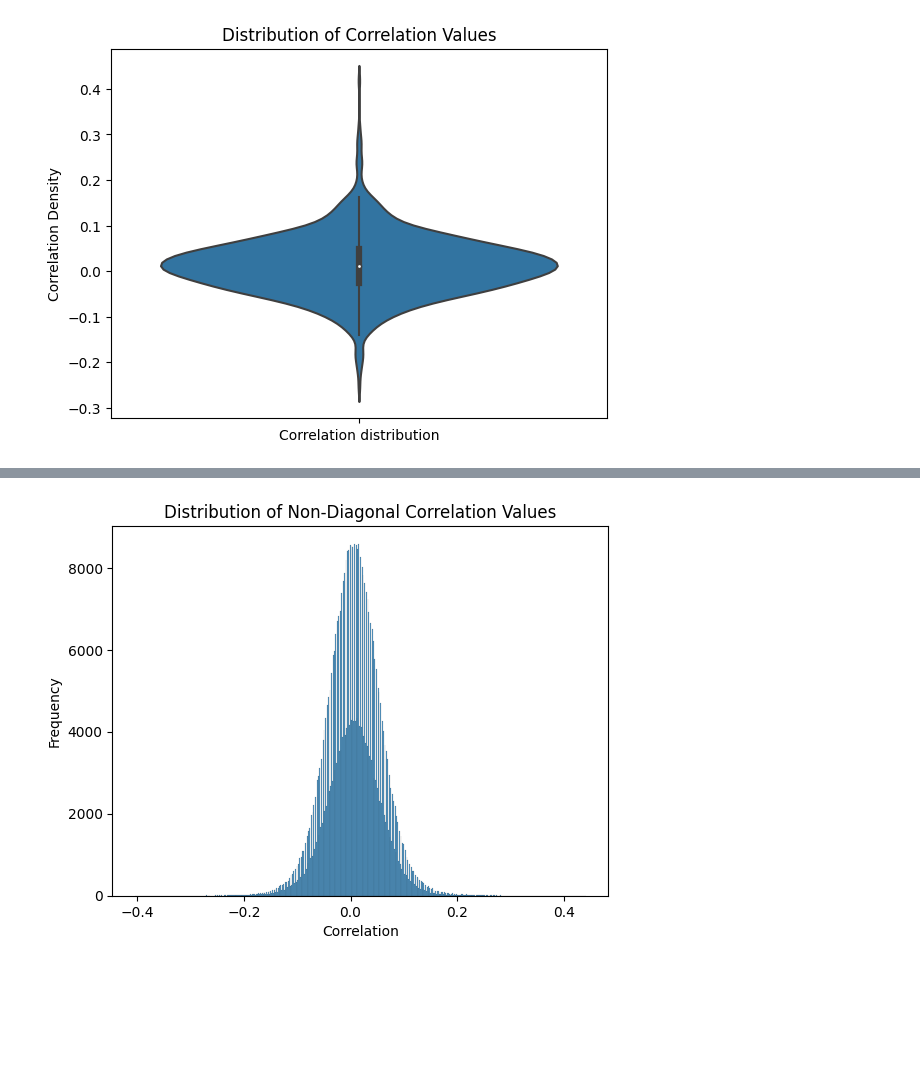
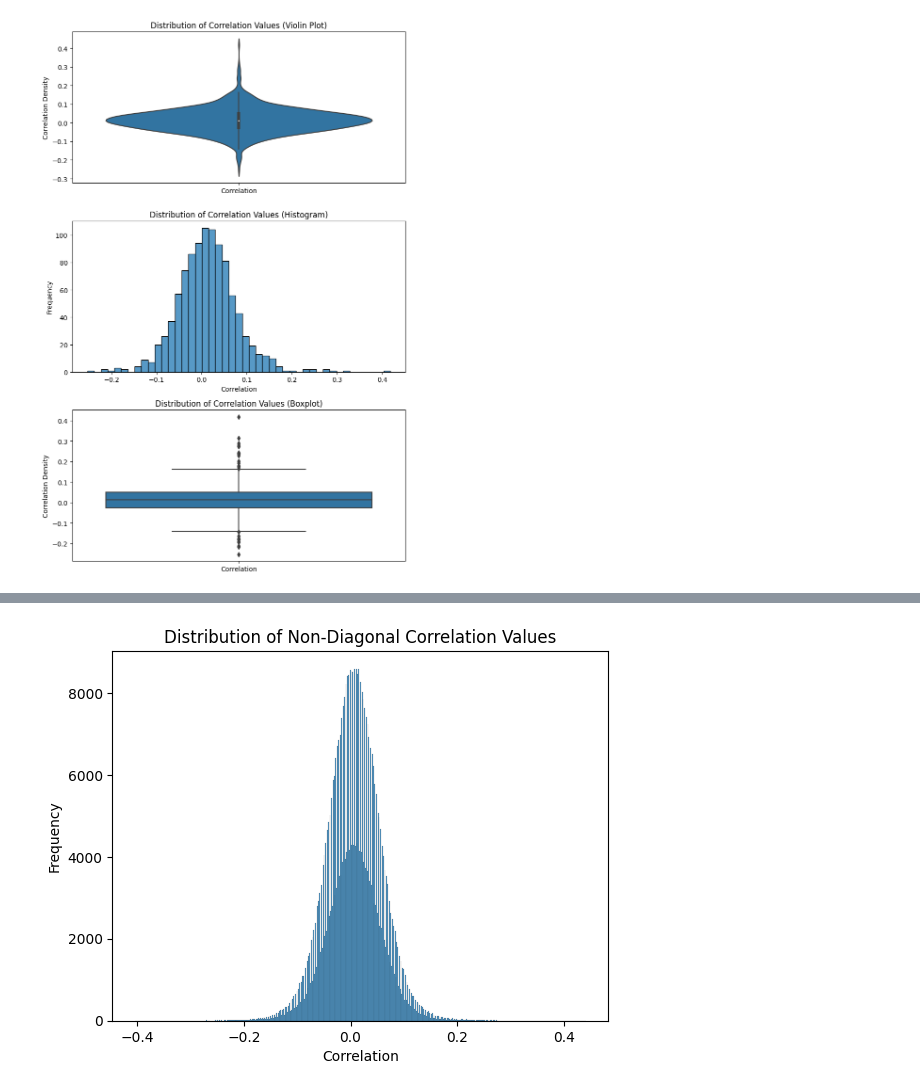
Before and after one commit to chingyaousf/Intern-project-2023, a Jupyter notebook: intern_06.ipynb, the cells around one changed output, grey strips where cells are left out. Saved outputs shown, nothing was run; the diff lists cells and outputs as text; code cells hidden in the pictures; blank space fills up the shorter version.

```diff
--- a/intern_06.ipynb
+++ b/intern_06.ipynb
@@ -133,28 +183,44 @@ print(diagonal_values)
 # %%
-#diagonal values violin plot
+#diagonal values violin, histogram and boxplot plot
 
 import pandas as pd
 import seaborn as sns
 import matplotlib.pyplot as plt
 
 # Read the CSV file into a DataFrame
-correlation_table = pd.read_csv('/content/drive/MyDrive/Colab Notebooks/correlation_table_test.csv')
+correlation_table = pd.read_csv('/content/drive/MyDrive/Colab Notebooks/correlation_table_test.csv',index_col=0)
 
 # Get the diagonal area values
 diagonal_values = correlation_table.values.diagonal()
 
 # Create a DataFrame for the diagonal values
-diagonal_df = pd.DataFrame(diagonal_values,columns=['Correlation distribution'])
+diagonal_df = pd.DataFrame(diagonal_values, columns=['Correlation'])
 
-# Create a violin plot
-sns.violinplot(data=diagonal_df)
+# Create a figure with subplots for violin plot, histogram, and boxplot
+fig, (ax1, ax2, ax3) = plt.subplots(3, 1, figsize=(8, 12))
 
-# Set plot labels and title
+# Violin plot
+sns.violinplot(data=diagonal_df, ax=ax1)
 
-plt.ylabel('Correlation Density')
-plt.title('Distribution of Correlation Values')
+ax1.set_ylabel('Correlation Density')
+ax1.set_title('Distribution of Correlation Values (Violin Plot)')
 
-# Show the plot
+# Histogram
+sns.histplot(data=diagonal_df, x='Correlation', ax=ax2)
+ax2.set_xlabel('Correlation')
+ax2.set_ylabel('Frequency')
+ax2.set_title('Distribution of Correlation Values (Histogram)')
+
+# Boxplot
+sns.boxplot(data=diagonal_df, ax=ax3)
+
+ax3.set_ylabel('Correlation Density')
+ax3.set_title('Distribution of Correlation Values (Boxplot)')
+
+# Adjust spacing between subplots
+plt.tight_layout()
+
+# Show the plots
 plt.show()
 # %% [output]
-[figure, old version]
+[figure, new version]
```
Also changed, not shown: parts of 17 cells of this notebook.
